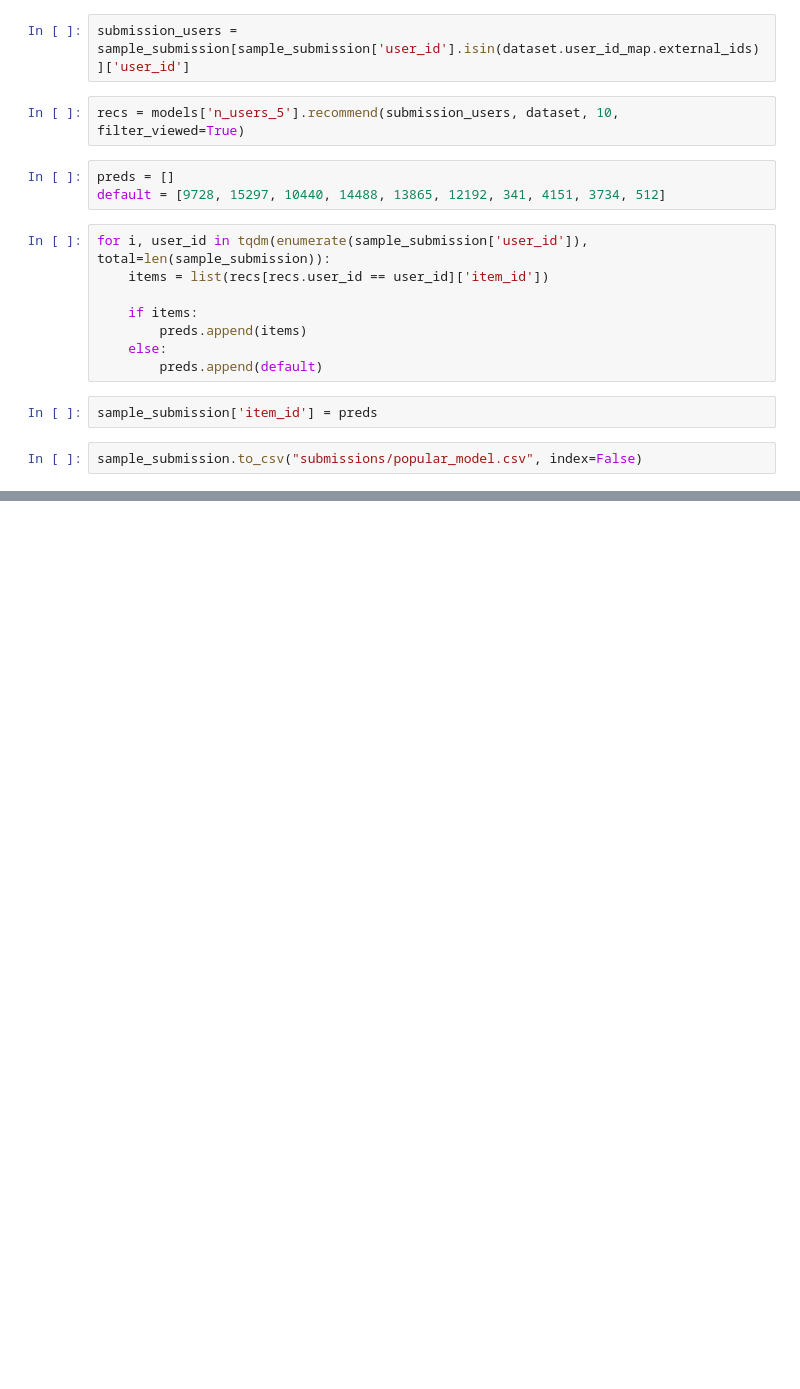
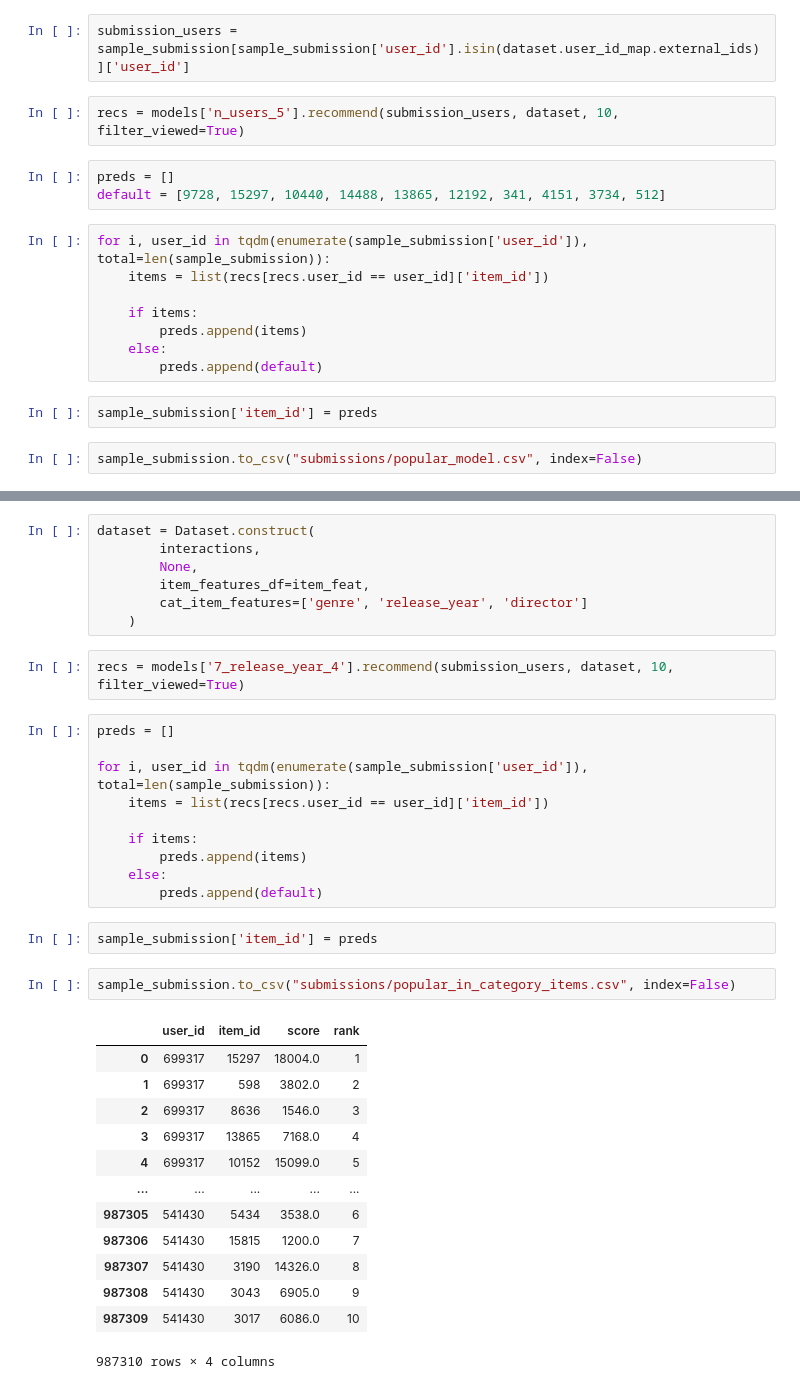
Before and after one commit to daniildiveev/mts-recsys, a Jupyter notebook: 1st_homework.ipynb, the cells around one changed output, grey strips where cells are left out. Cells and saved outputs as stored; diff of their text form; blank space fills up the shorter version.

Commit message:
[MODIFY] add hyperparameter tuning and fitting for top n users and popular in category on item features model

```diff
--- a/1st_homework.ipynb
+++ b/1st_homework.ipynb
@@ -225,0 +404,37 @@ sample_submission.to_csv("submissions/popular_model.csv", index=False)
+# %%
+dataset = Dataset.construct(
+        interactions,
+        None,
+        item_features_df=item_feat,
+        cat_item_features=['genre', 'release_year', 'director']
+    )
+# %%
+recs = models['7_release_year_4'].recommend(submission_users, dataset, 10, filter_viewed=True)
+# %%
+preds = []
+
+for i, user_id in tqdm(enumerate(sample_submission['user_id']), total=len(sample_submission)):
+    items = list(recs[recs.user_id == user_id]['item_id'])
+
+    if items:
+        preds.append(items)
+    else:
+        preds.append(default)
+# %%
+sample_submission['item_id'] = preds
+# %%
+sample_submission.to_csv("submissions/popular_in_category_items.csv", index=False)
+# %% [output]
+|  | user_id | item_id | score | rank |
+| 0 | 699317 | 15297 | 18004.0 | 1 |
+| 1 | 699317 | 598 | 3802.0 | 2 |
+| 2 | 699317 | 8636 | 1546.0 | 3 |
+| 3 | 699317 | 13865 | 7168.0 | 4 |
+| 4 | 699317 | 10152 | 15099.0 | 5 |
+| ... | ... | ... | ... | ... |
+| 987305 | 541430 | 5434 | 3538.0 | 6 |
+| 987306 | 541430 | 15815 | 1200.0 | 7 |
+| 987307 | 541430 | 3190 | 14326.0 | 8 |
+| 987308 | 541430 | 3043 | 6905.0 | 9 |
+| 987309 | 541430 | 3017 | 6086.0 | 10 |
+987310 rows × 4 columns
```
Also changed, not shown: parts of 18 cells of this notebook.
